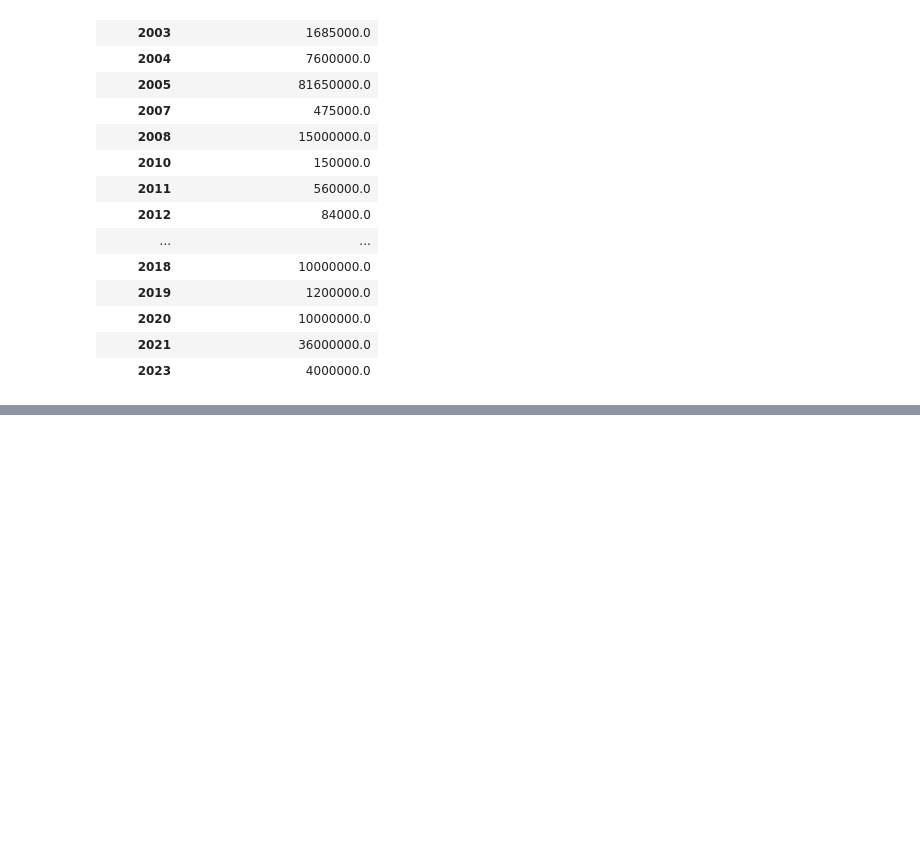
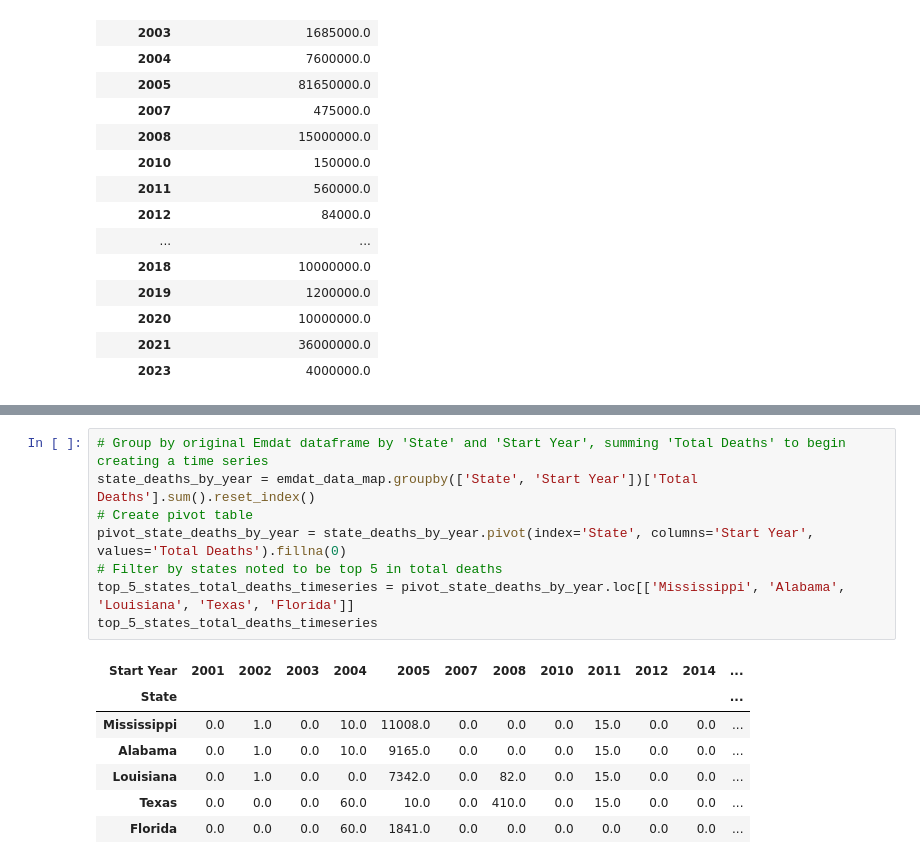
Before and after one commit to endoplasmicosmic/Hurricanes-Economic-Social-Impact, a Jupyter notebook: Hurricane Impact Analysis.ipynb, the cells around one changed output, grey strips where cells are left out. Drawn from its saved outputs; the diff is of its cells as text; blank space fills up the shorter version.

```diff
--- a/Hurricane Impact Analysis.ipynb
+++ b/Hurricane Impact Analysis.ipynb
@@ -711,0 +712,16 @@ plt.show()
+# %%
+# Group by original Emdat dataframe by 'State' and 'Start Year', summing 'Total Deaths' to begin creating a time series
+state_deaths_by_year = emdat_data_map.groupby(['State', 'Start Year'])['Total Deaths'].sum().reset_index()
+# Create pivot table
+pivot_state_deaths_by_year = state_deaths_by_year.pivot(index='State', columns='Start Year', values='Total Deaths').fillna(0)
+# Filter by states noted to be top 5 in total deaths
+top_5_states_total_deaths_timeseries = pivot_state_deaths_by_year.loc[['Mississippi', 'Alabama', 'Louisiana', 'Texas', 'Florida']]
+top_5_states_total_deaths_timeseries
+# %% [output]
+| Start Year | 2001 | 2002 | 2003 | 2004 | 2005 | 2007 | 2008 | 2010 | 2011 | 2012 | 2014 | ... |
+| State |  |  |  |  |  |  |  |  |  |  |  | ... |
+| Mississippi | 0.0 | 1.0 | 0.0 | 10.0 | 11008.0 | 0.0 | 0.0 | 0.0 | 15.0 | 0.0 | 0.0 | ... |
+| Alabama | 0.0 | 1.0 | 0.0 | 10.0 | 9165.0 | 0.0 | 0.0 | 0.0 | 15.0 | 0.0 | 0.0 | ... |
+| Louisiana | 0.0 | 1.0 | 0.0 | 0.0 | 7342.0 | 0.0 | 82.0 | 0.0 | 15.0 | 0.0 | 0.0 | ... |
+| Texas | 0.0 | 0.0 | 0.0 | 60.0 | 10.0 | 0.0 | 410.0 | 0.0 | 15.0 | 0.0 | 0.0 | ... |
+| Florida | 0.0 | 0.0 | 0.0 | 60.0 | 1841.0 | 0.0 | 0.0 | 0.0 | 0.0 | 0.0 | 0.0 | ... |
```
Also changed, not shown: parts of 4 cells of this notebook, 1 other file.
